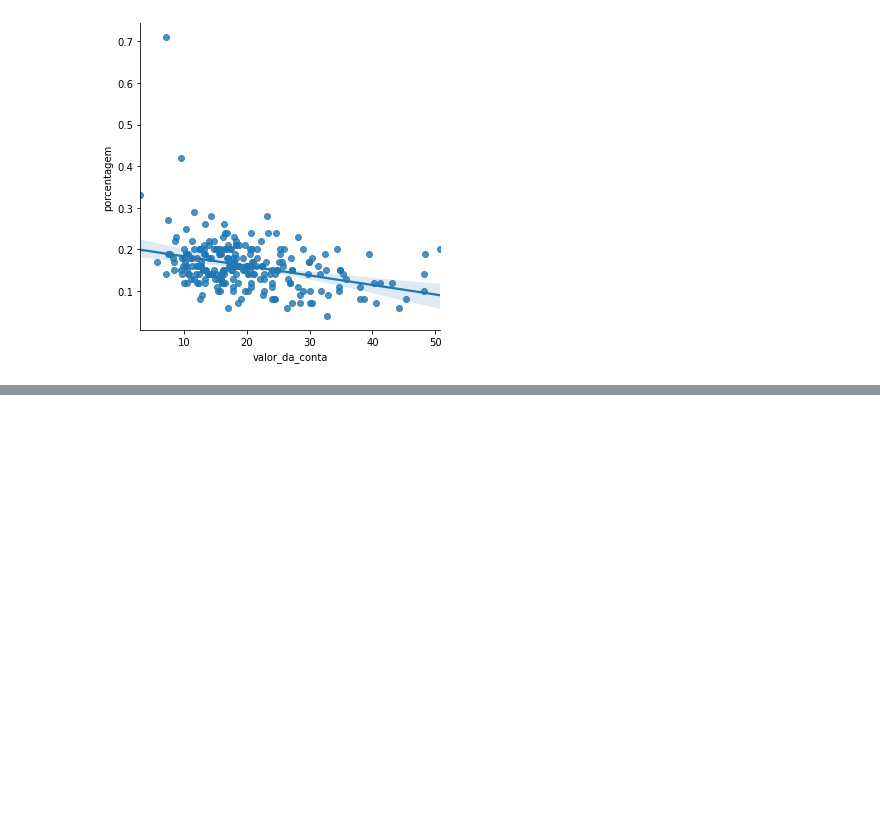
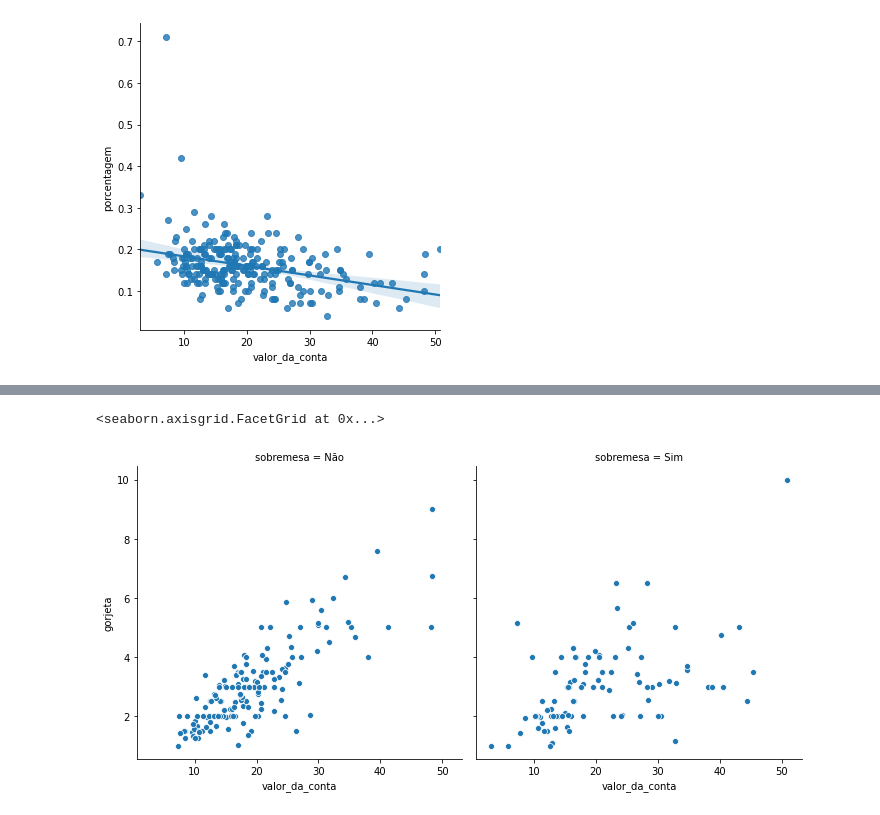
Before and after one commit to joutav/Curso-SeaBorn, a Jupyter notebook: EDA-Gorjetas.ipynb, the cells around one changed output, grey strips where cells are left out. Saved outputs shown, nothing was run; the diff lists cells and outputs as text; code cells hidden in the pictures; blank space fills up the shorter version.

```diff
--- a/EDA-Gorjetas.ipynb
+++ b/EDA-Gorjetas.ipynb
@@ -182,0 +233,5 @@ sns.lmplot(x='valor_da_conta', y = 'porcentagem', data=gorjetas)
+# %%
+sns.relplot(x = 'valor_da_conta', y = 'gorjeta', col='sobremesa', data = gorjetas)
+# %% [output]
+<seaborn.axisgrid.FacetGrid at 0x...>
+[figure, added]
```
Also changed, not shown: parts of 21 cells of this notebook.
